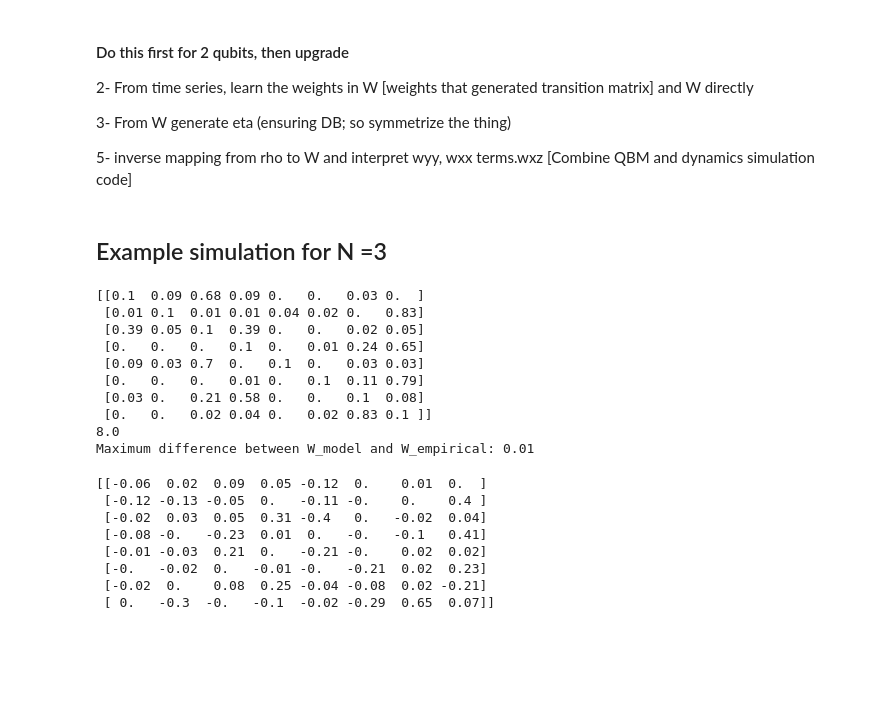
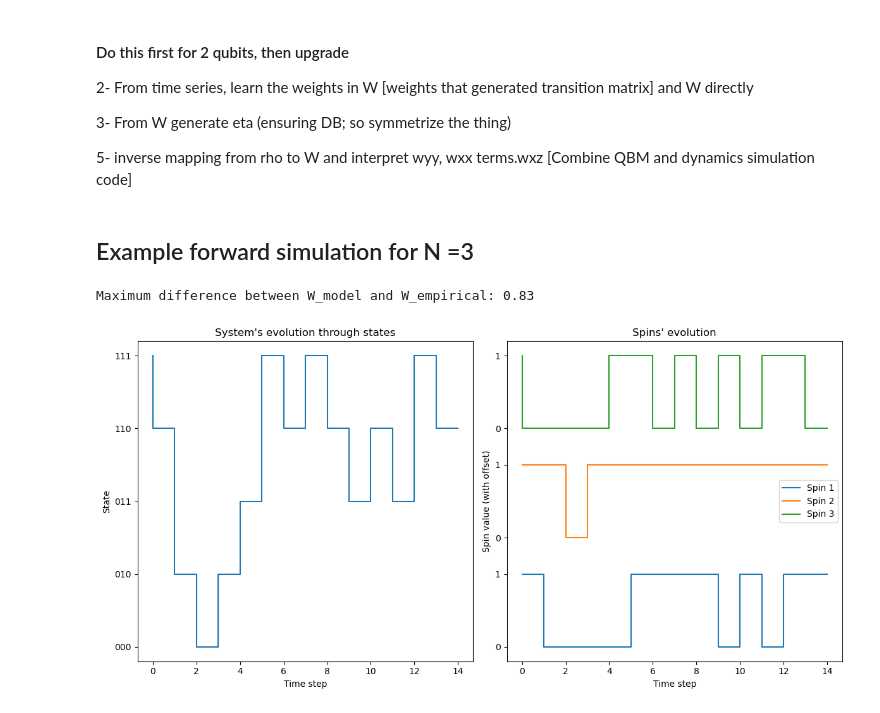
Before and after one commit to Victor-Alessandro/QBM-code, a Jupyter notebook: Quantum-Classical Mapping.ipynb, the cells around one changed output. Cells and saved outputs as stored; diff of their text form; code cells hidden in the pictures; blank space fills up the shorter version.

```diff
--- a/Quantum-Classical Mapping.ipynb
+++ b/Quantum-Classical Mapping.ipynb
@@ -250,86 +538,29 @@ def plot_combined_dynamics(trajectory, n_spins):
 # %% [markdown]
-## Example simulation for N =3
+## Example forward simulation for N =3
 # %%
 n_spins = 3
 w = np.array([[1,1,1],
               [1,1,1],
               [1,2,1]])
 J = np.array([[1,1,4],
               [2,1,1],
               [1,1,3]])
 h = np.array([0, 3, 0])
 
-steps = 150000
+steps = 15
 no_flip_prob = 0.1
 
 # SIMULATE SYSTEM
-trajectory, W_model = simulate_dynamics(w, J, h, steps, n_spins, no_flip_prob, fill_missing_entries=True)
+trajectory, W_model = simulate_and_infer_dynamics(w, J, h, steps, n_spins, no_flip_prob, fill_missing_entries=True)
 W_empirical = infer_transition_matrix(trajectory)
 
 # SET PRINT OPTIONS
 np.set_printoptions(precision=2, suppress=True)
 
 # PRINT RESULTS
-print(f"{W_model}")
-print(np.sum(W_model))
 print(f"Maximum difference between W_model and W_empirical: {np.max(W_model - W_empirical):.2f}")
 
-# plot_combined_dynamics(trajectory, n_spins)
+plot_combined_dynamics(trajectory, n_spins)
 # %% [output]
-[[0.1  0.09 0.68 0.09 0.   0.   0.03 0.  ]
- [0.01 0.1  0.01 0.01 0.04 0.02 0.   0.83]
- [0.39 0.05 0.1  0.39 0.   0.   0.02 0.05]
- [0.   0.   0.   0.1  0.   0.01 0.24 0.65]
- [0.09 0.03 0.7  0.   0.1  0.   0.03 0.03]
- [0.   0.   0.   0.01 0.   0.1  0.11 0.79]
- [0.03 0.   0.21 0.58 0.   0.   0.1  0.08]
- [0.   0.   0.02 0.04 0.   0.02 0.83 0.1 ]]
-8.0
-Maximum difference between W_model and W_empirical: 0.01
+Maximum difference between W_model and W_empirical: 0.83
+[figure, added]
-# %%
-###  INFERENCE FUNCTIONS
-#----------------------------------------------------------------------
-# @njit
-def transition_matrix_to_density_matrix(W):
-    # calculate steady-state distribution p
-    eigenvalues, eigenvectors = np.linalg.eig(W)
-    p = np.abs(eigenvectors[:, eigenvalues.argmax()])
-
-    # calculate the matrix A
-    sqrt_p_diag = np.diag(np.sqrt(p))
-    A = sqrt_p_diag @ W @ sqrt_p_diag
-
-    # symmetrize A to make it Hermitian
-    A = 0.5 * (A + np.transpose(np.conjugate(A)))
-
-    # normalize
-    rho = A / np.trace(A)
-    return rho
-
-# @njit
-def density_matrix_to_transition_matrix(rho):
-    # calculate steady-state distribution p
-    eigenvalues, eigenvectors = np.linalg.eig(rho)
-    p_sqrt = np.abs(eigenvectors[:, eigenvalues.argmax()])
-
-    # calculate the inverse square root of p
-    inv_sqrt_p_diag = np.diag(1 / p_sqrt)
-
-    # calculate the matrix A
-    A = np.real(rho * np.trace(rho))
-
-    # compute the transition matrix W
-    W = inv_sqrt_p_diag @ A @ inv_sqrt_p_diag
-
-    # Nbrmalize each row to ensure the sum of each row equals 1
-    W /= W.sum(axis=1, keepdims=True)
-    return W
-# %% [output]
-[[-0.06  0.02  0.09  0.05 -0.12  0.    0.01  0.  ]
- [-0.12 -0.13 -0.05  0.   -0.11 -0.    0.    0.4 ]
- [-0.02  0.03  0.05  0.31 -0.4   0.   -0.02  0.04]
- [-0.08 -0.   -0.23  0.01  0.   -0.   -0.1   0.41]
- [-0.01 -0.03  0.21  0.   -0.21 -0.    0.02  0.02]
- [-0.   -0.02  0.   -0.01 -0.   -0.21  0.02  0.23]
- [-0.02  0.    0.08  0.25 -0.04 -0.08  0.02 -0.21]
- [ 0.   -0.3  -0.   -0.1  -0.02 -0.29  0.65  0.07]]
```
Also changed, not shown: parts of 21 cells of this notebook, 1 other file.
